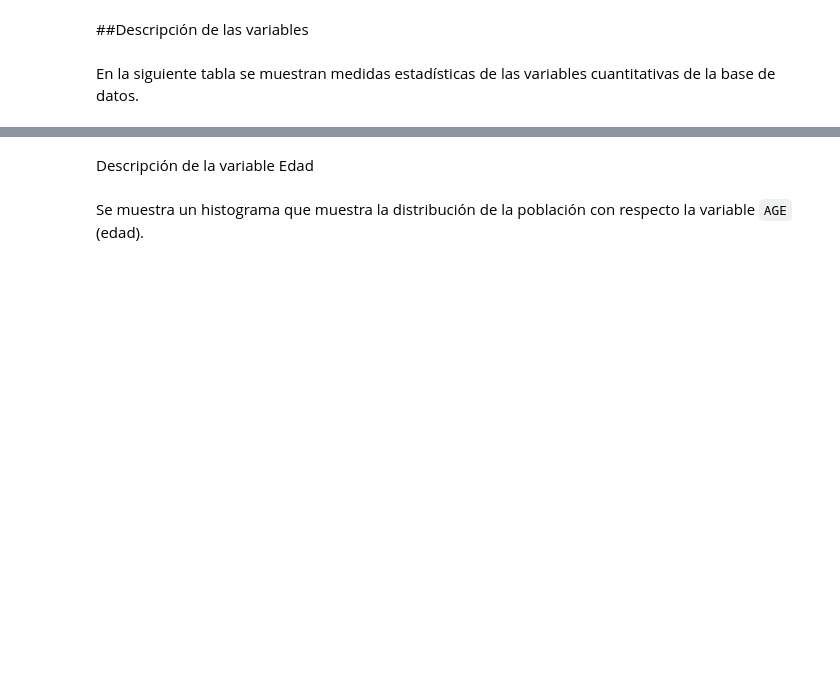
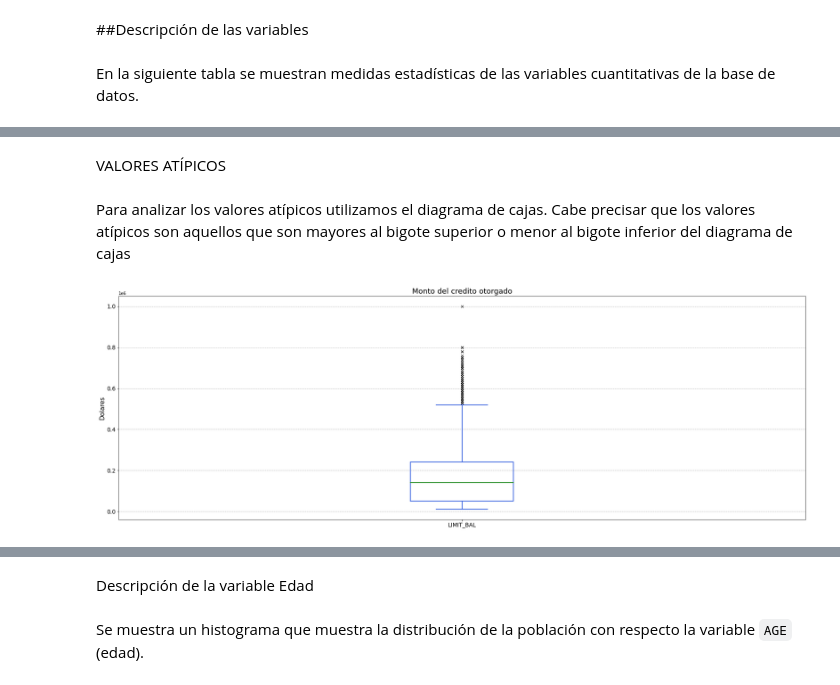
Before and after one commit to christopherfr/trabajofinalml, a Jupyter notebook: Trabajo_final_ML.ipynb, the cells around one changed output, grey strips where cells are left out. Saved outputs shown, nothing was run; the diff lists cells and outputs as text; code cells hidden in the pictures; blank space fills up the shorter version.

```diff
--- a/Trabajo_final_ML.ipynb
+++ b/Trabajo_final_ML.ipynb
@@ -90,3 +91,23 @@ data.drop(['SEX','EDUCATION','MARRIAGE','DEFAULT'], axis = 1).describe()
 | 50% | 140000.000000 | 34.000000 | 0.000000 | 0.000000 | 0.000000 | 0.000000 | 0.000000 | 0.000000 | 22381.500000 | 21200.000000 | ... |
 | 75% | 240000.000000 | 41.000000 | 0.000000 | 0.000000 | 0.000000 | 0.000000 | 0.000000 | 0.000000 | 67091.000000 | 64006.250000 | ... |
 | max | 1000000.000000 | 79.000000 | 8.000000 | 8.000000 | 8.000000 | 8.000000 | 8.000000 | 8.000000 | 964511.000000 | 983931.000000 | ... |
+# %% [markdown]
+VALORES ATÍPICOS
+# %% [markdown]
+Para analizar los valores atípicos utilizamos el diagrama de cajas. Cabe precisar que los valores atípicos son aquellos que son mayores al bigote superior o menor al bigote inferior del diagrama de cajas
+# %%
+import matplotlib.pyplot as plt
+
+fig, axes = plt.subplots(1,1, figsize = (30,10)) # creacion de figuras y
+bp3 = data.iloc[:,0:1].boxplot(boxprops = dict(color = 'royalblue', linewidth = 2),
+                             medianprops = dict(color = 'forestgreen', linewidth = 2),
+                             whiskerprops = dict(color = 'royalblue', linewidth = 2),
+                             capprops = dict(color = 'royalblue', linewidth = 2),
+                             flierprops = dict(marker = 'x'),
+                             grid = False)
+bp3.set_title('Monto del credito otorgado', fontsize = 18)
+bp3.set_ylabel('Dolares', fontsize = 15)
+bp3.tick_params(axis='both', labelsize=13.5)
+bp3.grid(axis='y', linestyle='--')
+# %% [output]
+[figure, added]
```
Also changed, not shown: parts of 47 cells of this notebook.
